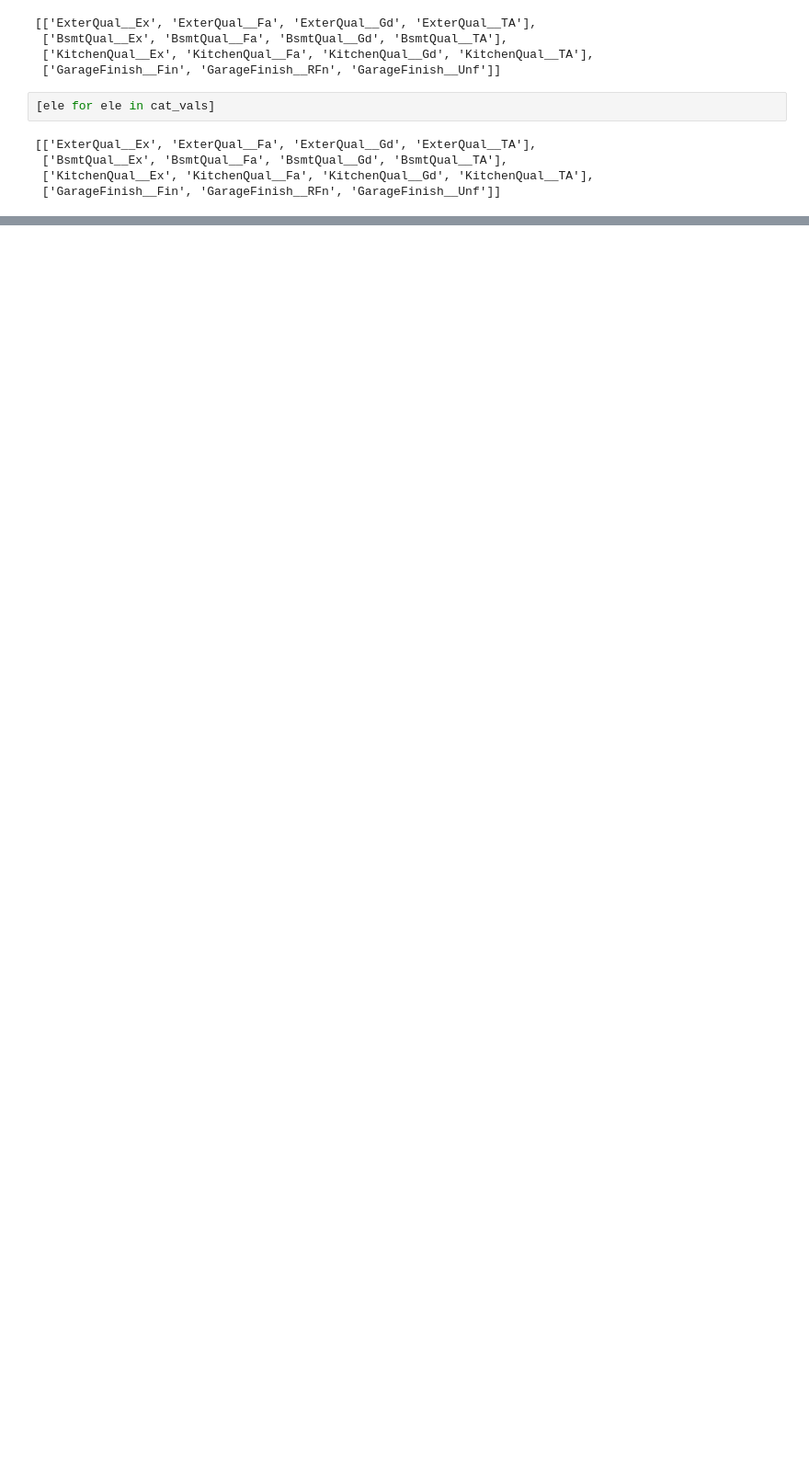
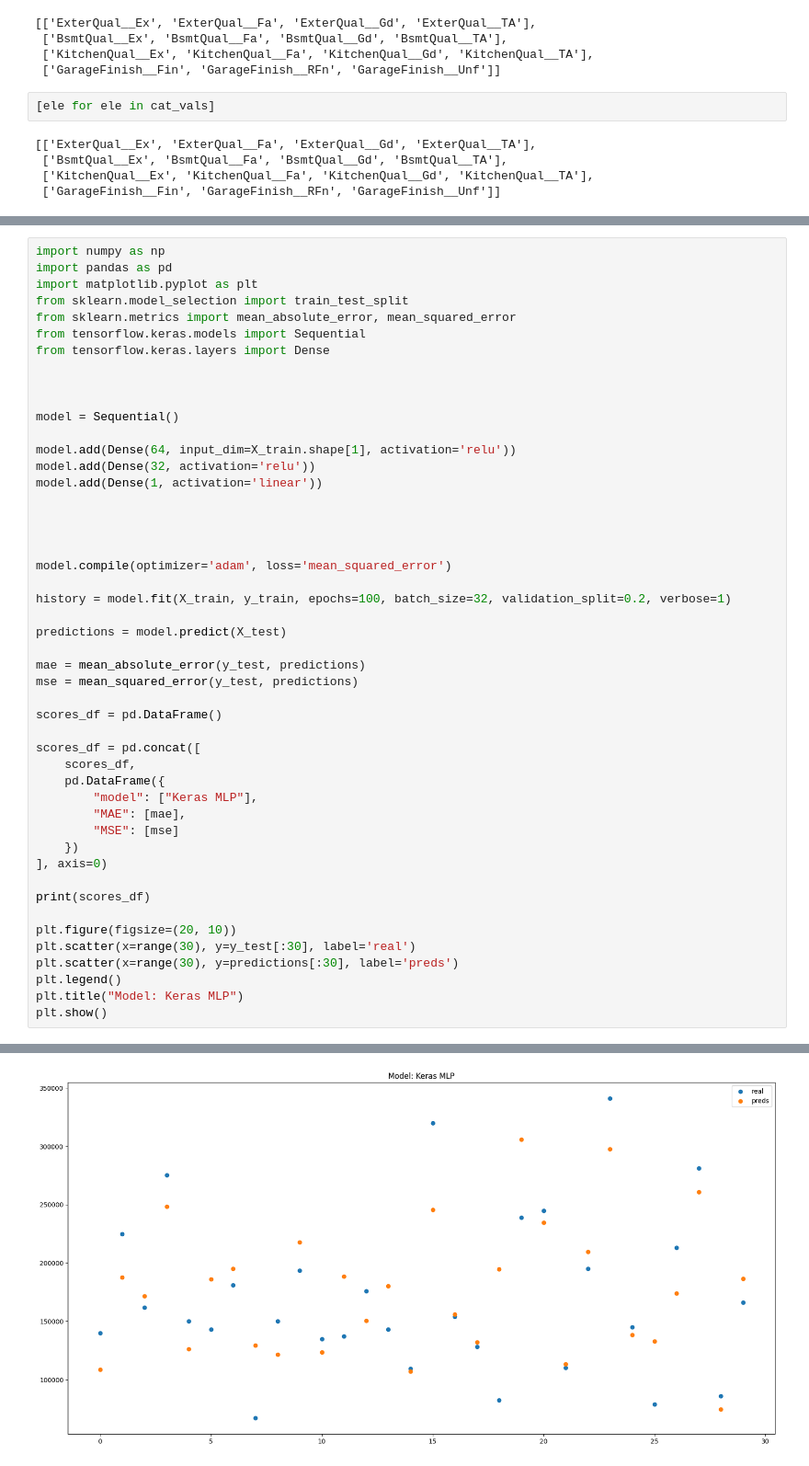
Before and after one commit to NithuSiva/M2_courses, a Jupyter notebook: ATC/td/housepriceexo.ipynb, the cells around one changed output, grey strips where cells are left out. Shown at 92% size. Cells and saved outputs as stored; diff of their text form; blank space fills up the shorter version.

```diff
--- a/ATC/td/housepriceexo.ipynb
+++ b/ATC/td/housepriceexo.ipynb
@@ -666,0 +840,49 @@ RandomForestRegressor(max_depth=50, n_estimators=200)
+# %%
+import numpy as np
+import pandas as pd
+import matplotlib.pyplot as plt
+from sklearn.model_selection import train_test_split
+from sklearn.metrics import mean_absolute_error, mean_squared_error
+from tensorflow.keras.models import Sequential
+from tensorflow.keras.layers import Dense
+
+
+
+model = Sequential()
+
+model.add(Dense(64, input_dim=X_train.shape[1], activation='relu'))
+model.add(Dense(32, activation='relu'))
+model.add(Dense(1, activation='linear'))
+
+
+
+
+model.compile(optimizer='adam', loss='mean_squared_error')
+
+history = model.fit(X_train, y_train, epochs=100, batch_size=32, validation_split=0.2, verbose=1)
+
+predictions = model.predict(X_test)
+
+mae = mean_absolute_error(y_test, predictions)
+mse = mean_squared_error(y_test, predictions)
+
+scores_df = pd.DataFrame()
+
+scores_df = pd.concat([
+    scores_df,
+    pd.DataFrame({
+        "model": ["Keras MLP"],
+        "MAE": [mae],
+        "MSE": [mse]
+    })
+], axis=0)
+
+print(scores_df)
+
+plt.figure(figsize=(20, 10))
+plt.scatter(x=range(30), y=y_test[:30], label='real')
+plt.scatter(x=range(30), y=predictions[:30], label='preds')
+plt.legend()
+plt.title("Model: Keras MLP")
+plt.show()
+# %% [output]
@@ -666,0 +906 @@ RandomForestRegressor(max_depth=50, n_estimators=200)
+[figure, added]
```
Also changed, not shown: parts of 129 cells of this notebook, 26 other files.
